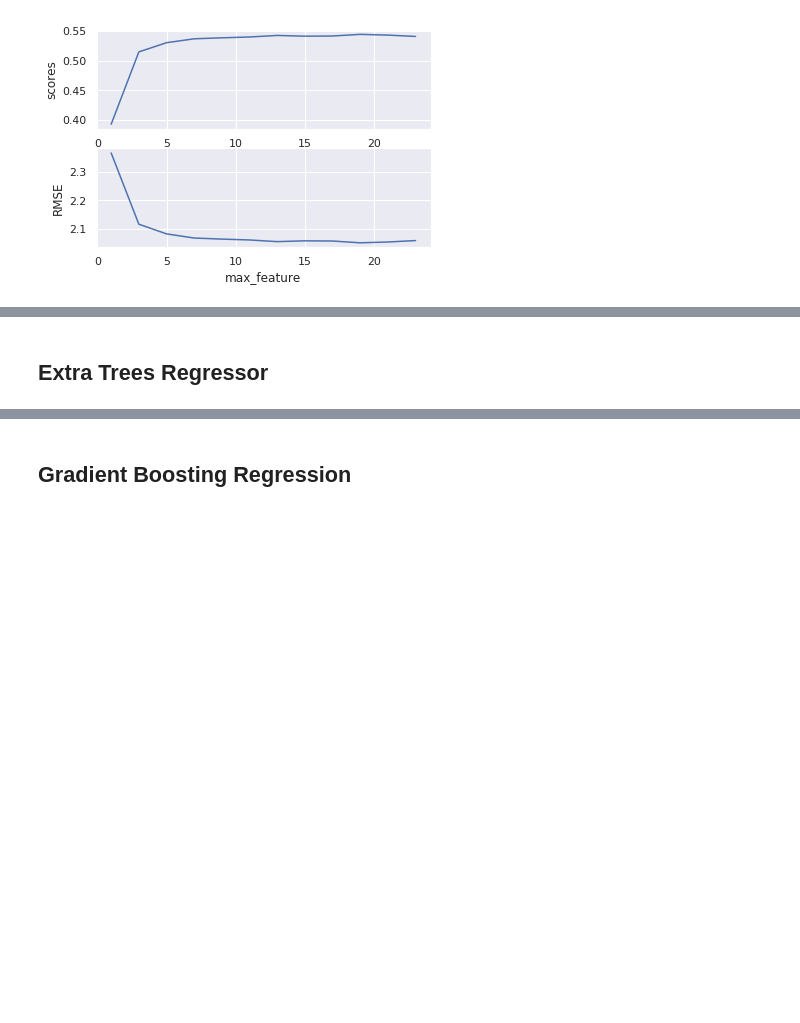
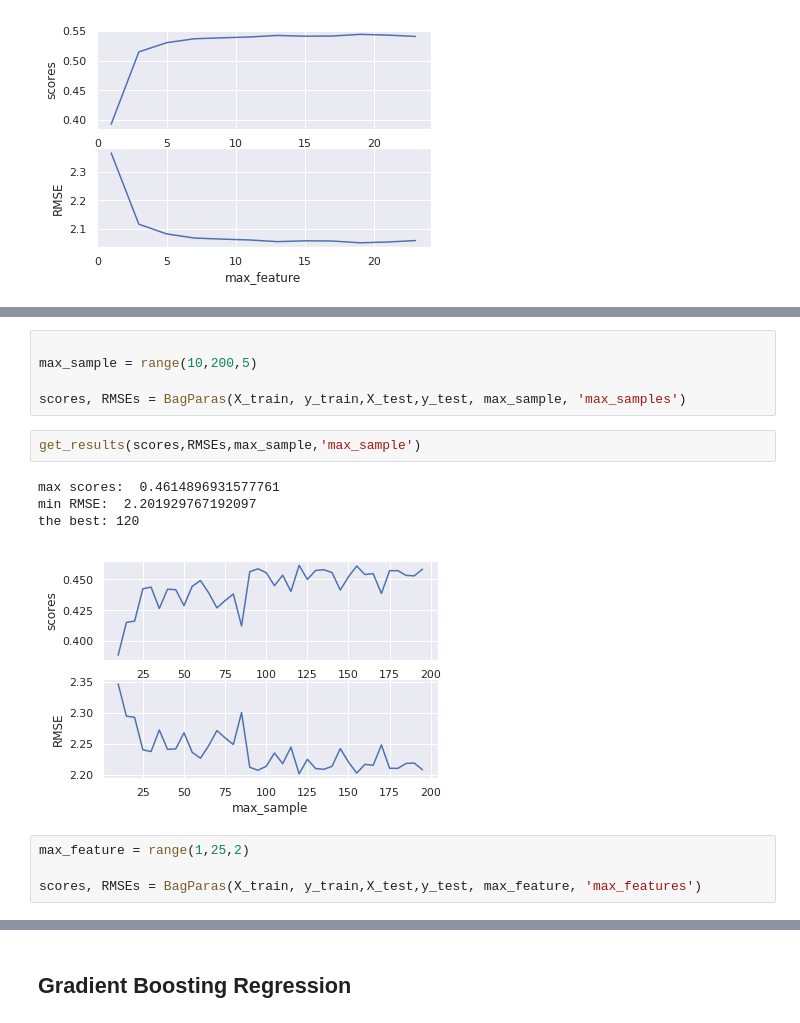
Before and after one commit to ovllya126/UTS_ML2019_ID13307095, a Jupyter notebook: A2.ipynb, the cells around one changed output, grey strips where cells are left out. Drawn from its saved outputs; the diff is of its cells as text; blank space fills up the shorter version.

```diff
--- a/A2.ipynb
+++ b/A2.ipynb
@@ -1515,2 +720,16 @@ the best: 12
-# %% [markdown]
-## Extra Trees Regressor
+# %%
+
+max_sample = range(10,200,5)
+
+scores, RMSEs = BagParas(X_train, y_train,X_test,y_test, max_sample, 'max_samples')
+# %%
+get_results(scores,RMSEs,max_sample,'max_sample')
+# %% [output]
+max scores:  0.4614896931577761
+min RMSE:  2.201929767192097
+the best: 120
+[figure, added]
+# %%
+max_feature = range(1,25,2)
+
+scores, RMSEs = BagParas(X_train, y_train,X_test,y_test, max_feature, 'max_features')
```
Also changed, not shown: parts of 89 cells of this notebook.
